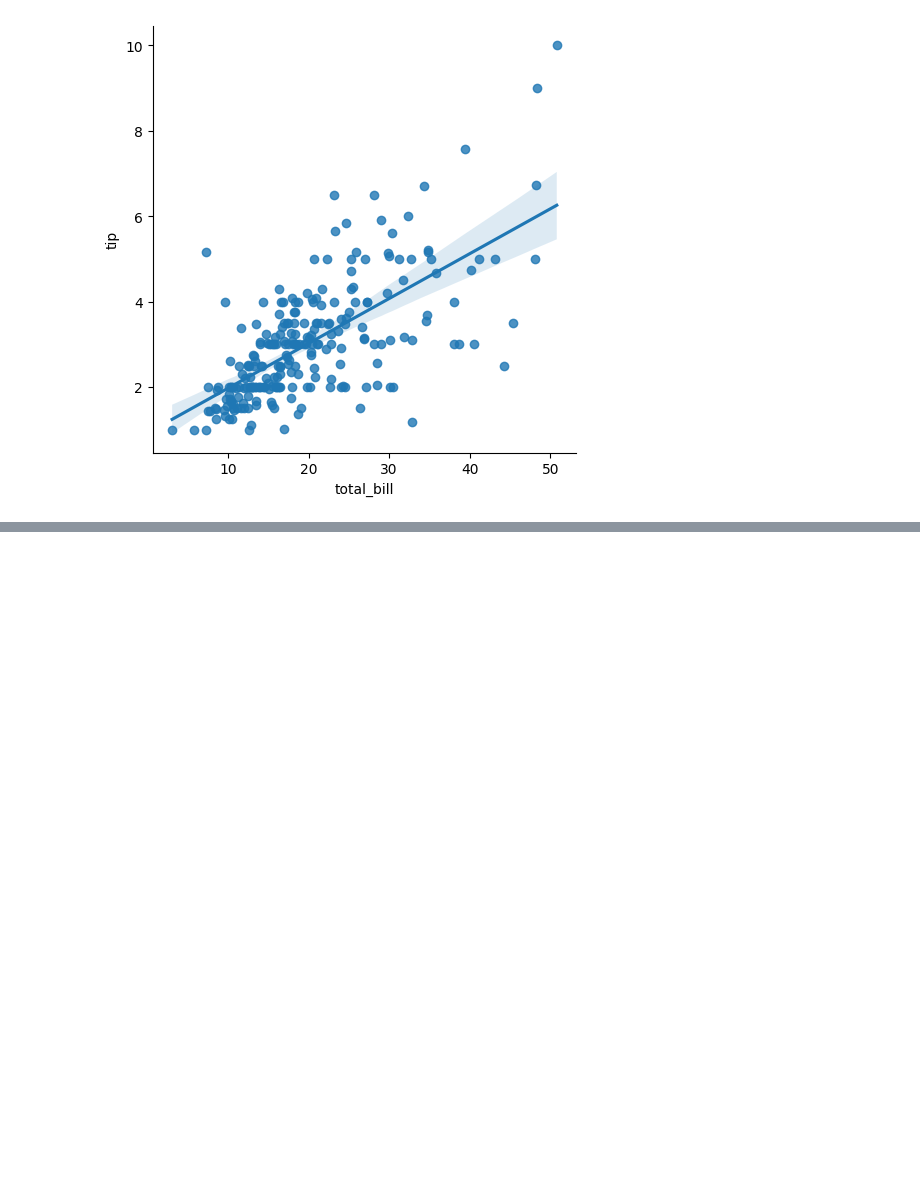
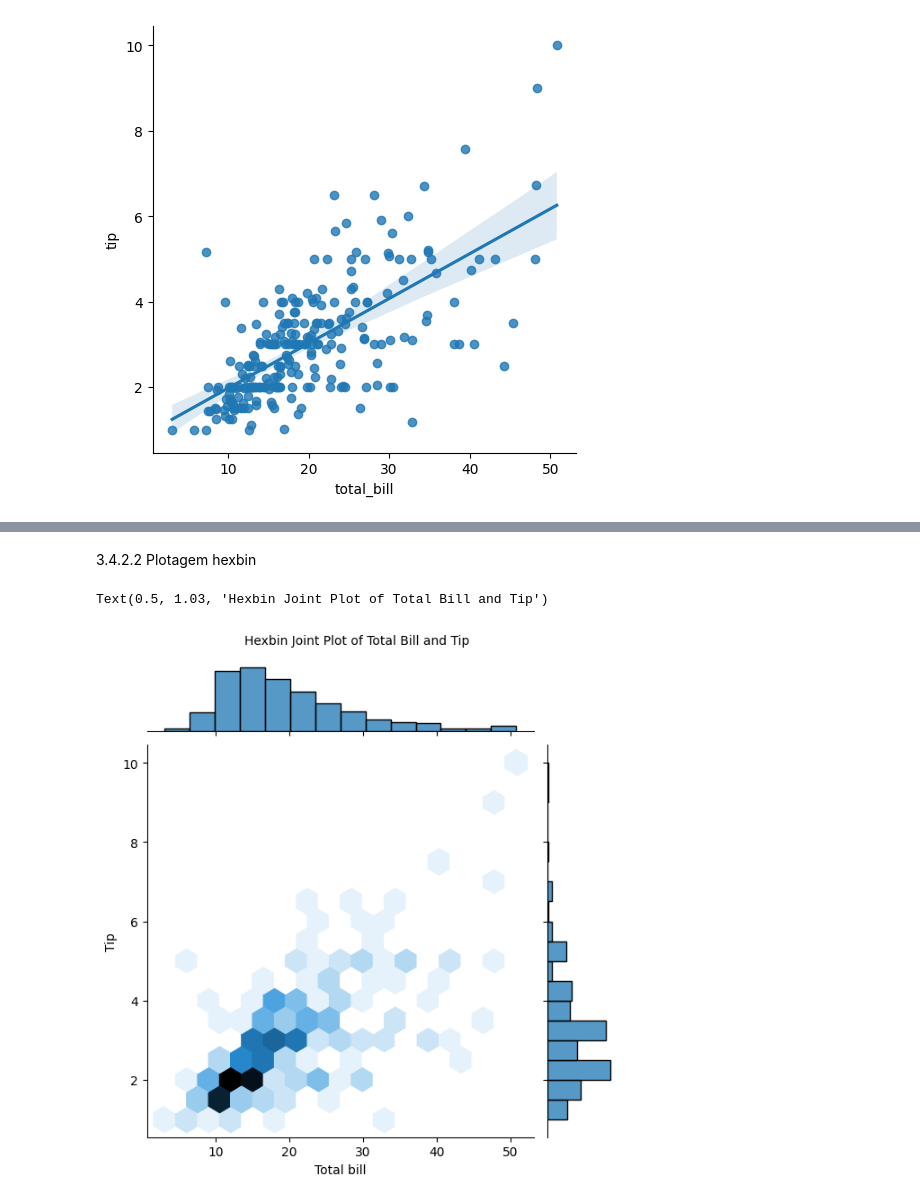
Before and after one commit to LuizGiehl/PFE, a Jupyter notebook: src/cap3.ipynb, the cells around one changed output, grey strips where cells are left out. Saved outputs shown, nothing was run; the diff lists cells and outputs as text; code cells hidden in the pictures; blank space fills up the shorter version.

```diff
--- a/src/cap3.ipynb
+++ b/src/cap3.ipynb
@@ -326,0 +336,10 @@ PG 108
+# %% [markdown]
+3.4.2.2 Plotagem hexbin
+# %%
+hexbin = sns.jointplot(data=tips, x='total_bill', y='tip', kind='hex')
+
+hexbin.set_axis_labels(xlabel='Total bill', ylabel='Tip')
+hexbin.figure.suptitle('Hexbin Joint Plot of Total Bill and Tip', fontsize=10, y=1.03)
+# %% [output]
+Text(0.5, 1.03, 'Hexbin Joint Plot of Total Bill and Tip')
+[figure, added]
```
Also changed, not shown: parts of 9 cells of this notebook.
